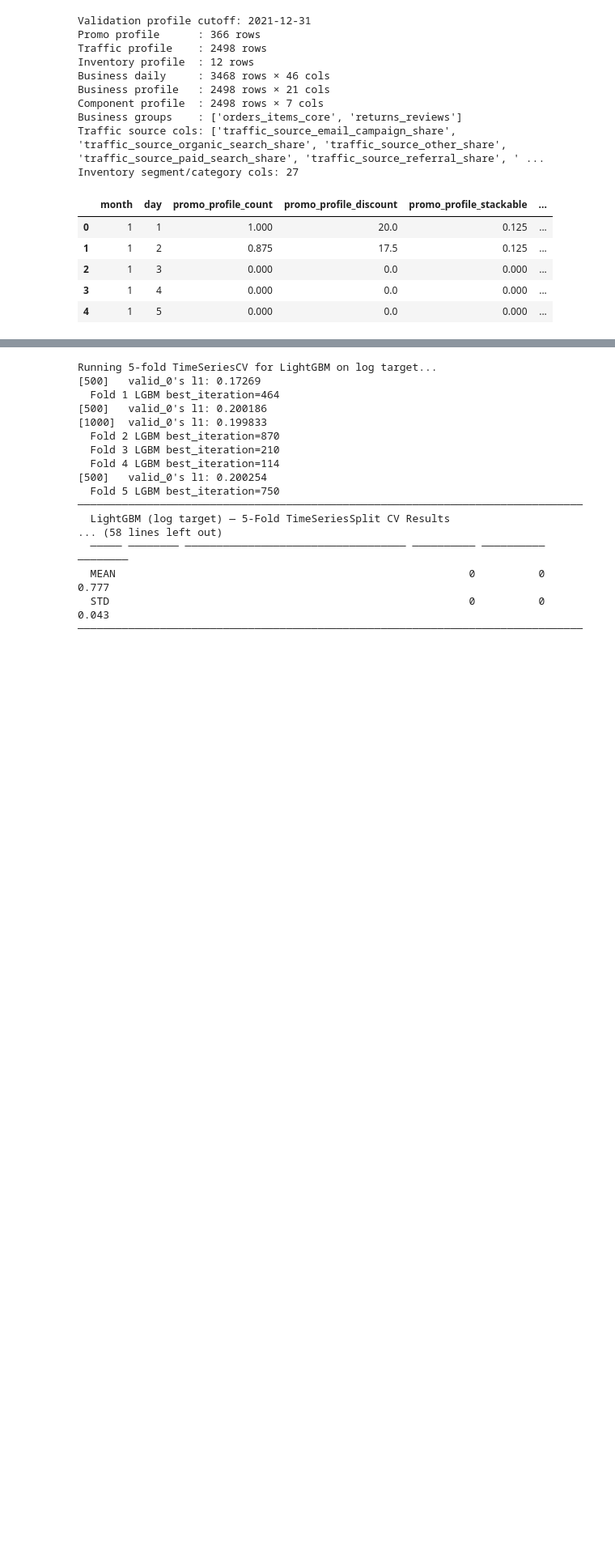
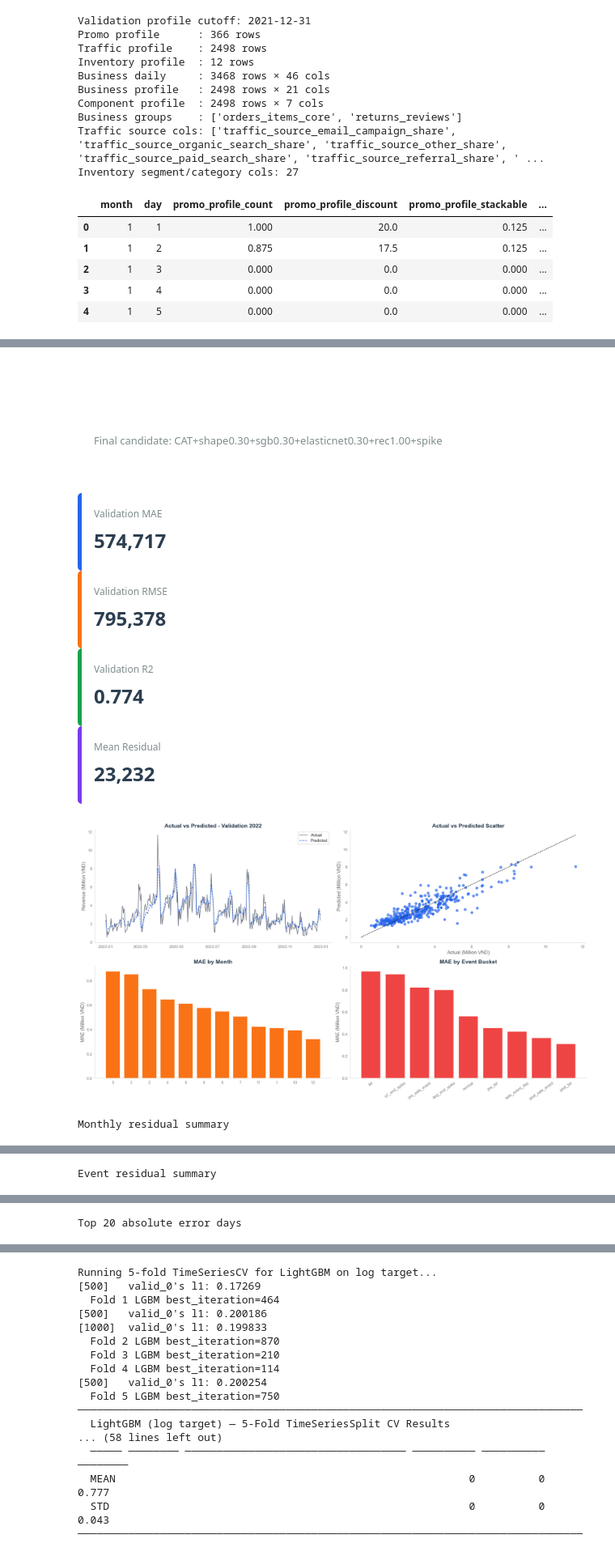
Before and after one commit to CodeDaoVietNam/DATATHON_2026, a Jupyter notebook: notebooks/04_forecasting_model.ipynb, the cells around one changed output, grey strips where cells are left out. Shown at 81% size. Cells and saved outputs as stored; diff of their text form; code cells hidden in the pictures; blank space fills up the shorter version.

```diff
--- a/notebooks/04_forecasting_model.ipynb
+++ b/notebooks/04_forecasting_model.ipynb
@@ -44,6 +44,9 @@ import numpy as np
 import matplotlib.pyplot as plt
 import lightgbm as lgb
 import xgboost as xgb
+from sklearn.linear_model import ElasticNet
+from sklearn.pipeline import make_pipeline
+from sklearn.preprocessing import StandardScaler
 
 from models import (
     LGBM_PARAMS, XGB_PARAMS, CATBOOST_PARAMS, CatBoostRegressor,
@@ -55,15 +58,24 @@ from utils import (
     setup_plot_style, build_submission, run_submission_checks,
     plot_actual_vs_predicted, plot_feature_importance, print_model_card,
 )
+from eda_utils import (
+    section_header, display_kpi_cards, plot_timeseries_dashboard, format_spines,
+)
+from diagnostics import (
+    plot_validation_diagnostics,
+    plot_focused_validation_error_dashboard,
+    plot_model_explainability,
+    final_acceptance_summary,
+)
 from forecasting import (
     build_promo_profile, build_traffic_profile, build_inventory_profile,
     make_supervised_frame, impute_feature_frame, recursive_forecast, seasonal_growth_baseline,
     calibrate_monthly_predictions, seasonal_window_baseline,
     build_business_daily_table, build_business_profile,
     build_component_shape_profile, forecast_component_shape, blend_with_normalized_shape,
-    forecast_cogs_ratio_model, fix_revenue_cogs_swaps,
+    forecast_cogs_ratio_model, predict_cogs_monthly_ratio_anchor, fix_revenue_cogs_swaps,
     calibrate_event_spikes, compute_event_sample_weights, compute_recency_sample_weights,
-    combine_sample_weights, apply_recovery_trend_calibration,
+    combine_sample_weights, apply_recovery_trend_calibration, apply_spike_window_uplift,
     RECURSIVE_BASELINE_BLEND, RECURSIVE_EWM_ALPHA,
 )
 
@@ -87,6 +99,15 @@ CAT_EVENT_SALE_DAY_WEIGHT = 1.4
 CAT_EVENT_Q1_END_WEIGHT = 2.2
 CAT_EVENT_AUG_END_WEIGHT = 2.0
 CAT_EVENT_BACK2SCHOOL_WEIGHT = 1.5
+LINEAR_BLEND_GRID = [0.00, 0.05, 0.10, 0.15, 0.20, 0.25, 0.30]
+FINAL_RECOVERY_STRENGTH = 1.00
+FINAL_SPIKE_UPLIFT_STRENGTHS = {
+    "tet": 0.10,
+    "pre_sale_event": 0.00,
+    "aug_end_spike": 0.15,
+    "q1_end_spike": 0.05,
+}
+PUBLIC_LB_SELECTED_SCENARIO = "recovery100_spike_q1_aug_tet"
 np.random.seed(RANDOM_SEED)
 setup_plot_style()
 
@@ -100,6 +121,9 @@ else:
 print(f"   Recursive blend weight: {RECURSIVE_BLEND_WEIGHT:.2f}")
 print(f"   Recursive smooth alpha: {RECURSIVE_SMOOTH_ALPHA:.2f}")
 print(f"   Event spike calibration strengths: {EVENT_SPIKE_CALIBRATION_STRENGTHS}")
+print(f"   Final recovery strength: {FINAL_RECOVERY_STRENGTH:.2f}")
+print(f"   Final spike uplift strengths: {FINAL_SPIKE_UPLIFT_STRENGTHS}")
+print(f"   Public LB selected scenario: {PUBLIC_LB_SELECTED_SCENARIO}")
 # %% [output]
 All imports OK
    LightGBM: 4.6.0
@@ -1197,0 +1483,25 @@ Prophet diagnostic skipped. Main flow stays tree-based.
+# %%
+# Broad post-training validation diagnostics.
+validation_outputs = plot_validation_diagnostics(
+    valid_df=valid_df,
+    prediction=selected_val_pred_final,
+    final_candidate_name=FINAL_REVENUE_CANDIDATE_NAME,
+)
+validation_diag = validation_outputs["validation_diag"]
+validation_metrics = validation_outputs["validation_metrics"]
+month_residual = validation_outputs["month_residual"]
+event_residual = validation_outputs["event_residual"]
+top_errors = validation_outputs["top_errors"]
+# %% [output]
+Validation Diagnostics
+Final candidate: CAT+shape0.30+sgb0.30+elasticnet0.30+rec1.00+spike
+Validation MAE
+574,717
+Validation RMSE
+795,378
+Validation R2
+0.774
+Mean Residual
+23,232
+[figure, added]
+Monthly residual summary
@@ -1197,0 +1521 @@ Prophet diagnostic skipped. Main flow stays tree-based.
+Event residual summary
@@ -1197,0 +1532 @@ Prophet diagnostic skipped. Main flow stays tree-based.
+Top 20 absolute error days
```
Also changed, not shown: parts of 63 cells of this notebook, 3 other files.
